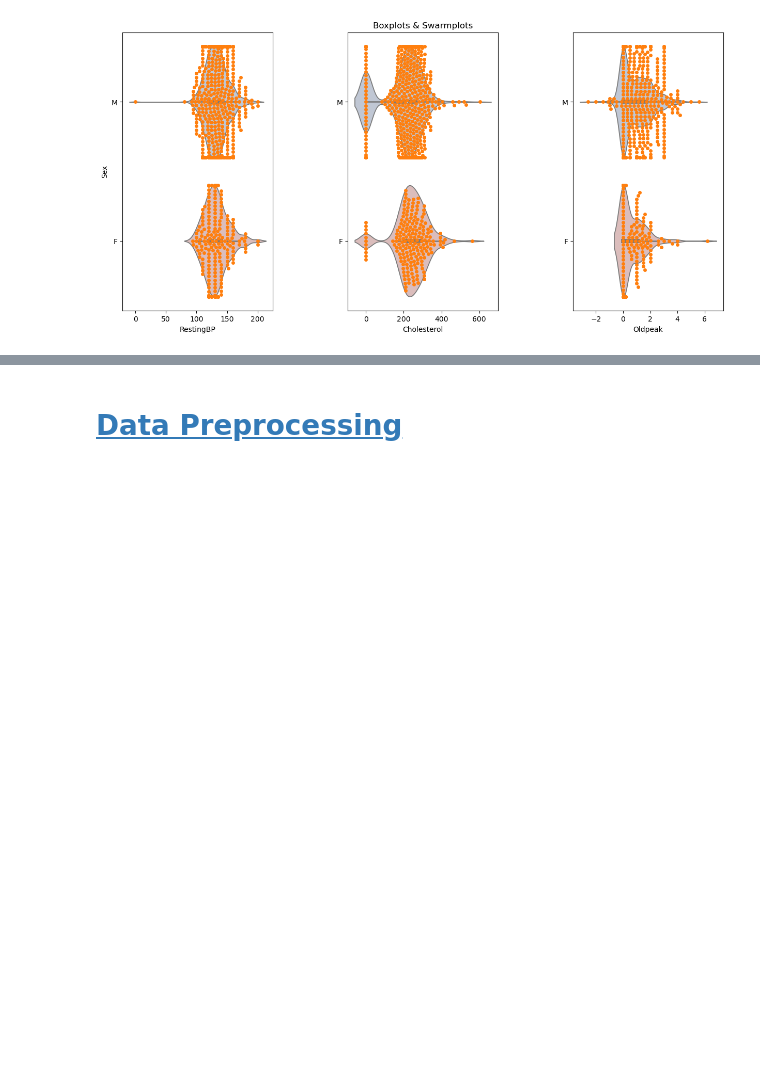
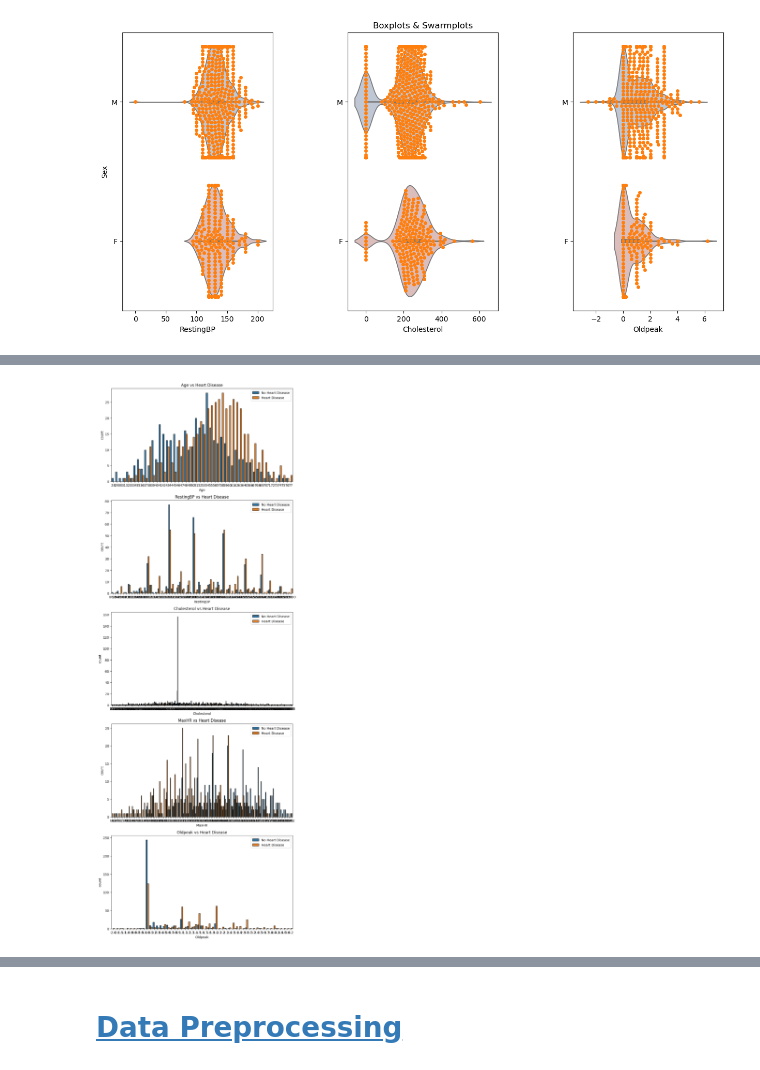
Before and after one commit to Seif-Yasser-Ahmed/Heart-Failure-Prediction, a Jupyter notebook: Src/Preprocessor.ipynb, the cells around one changed output, grey strips where cells are left out. Cells and saved outputs as stored; diff of their text form; code cells hidden in the pictures; blank space fills up the shorter version.

Commit message:
Enhance preprocessing module with additional data cleaning functions

```diff
--- a/Src/Preprocessor.ipynb
+++ b/Src/Preprocessor.ipynb
@@ -473,0 +484,12 @@ Passing `palette` without assigning `hue` is deprecated and will be removed in v
+# %%
+col = list(data.columns)
+categorical_features = []
+numerical_features = []
+for i in col:
+    if len(data[i].unique()) > 6:
+        numerical_features.append(i)
+    else:
+        categorical_features.append(i)
+
+print('Categorical Features :',categorical_features)
+print('Numerical Features :',numerical_features)
@@ -473,0 +518,10 @@ Passing `palette` without assigning `hue` is deprecated and will be removed in v
+# %%
+fig, ax = plt.subplots(nrows = 5,ncols = 1,figsize = (10,30))
+for i in range(len(numerical_features)):
+    plt.subplot(5,1,i+1)
+    sns.countplot(x=numerical_features[i], data=data, hue="HeartDisease", edgecolor='black')
+    title = numerical_features[i] + ' vs Heart Disease'
+    plt.legend(['No Heart Disease','Heart Disease'])
+    plt.title(title)
+# %% [output]
+[figure, added]
```
Also changed, not shown: parts of 107 cells of this notebook.
